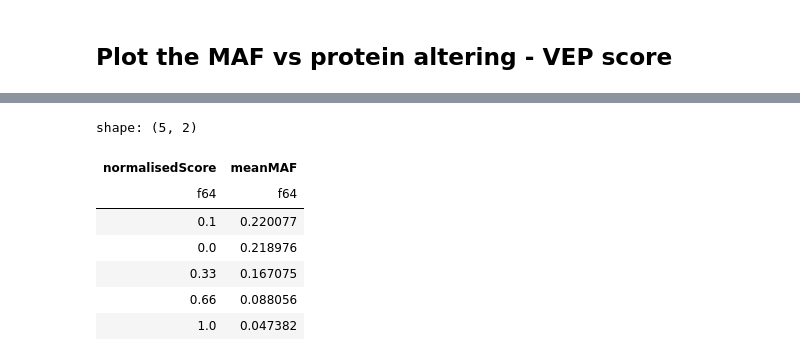
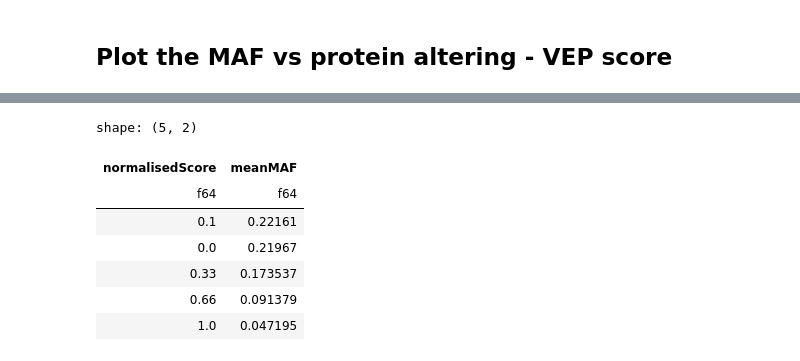
Before and after one commit to opentargets/Gentropy-manuscript, a Jupyter notebook: chapters/in_silico_effect_prediction/16_maf_lead_variant.ipynb, the cells around one changed output, grey strips where cells are left out. Saved outputs shown, nothing was run; the diff lists cells and outputs as text; code cells hidden in the pictures.

```diff
--- a/chapters/in_silico_effect_prediction/16_maf_lead_variant.ipynb
+++ b/chapters/in_silico_effect_prediction/16_maf_lead_variant.ipynb
@@ -167,10 +223,18 @@ class StudyType:
 # %% [markdown]
 ## Data
 # %%
-dataset = pl.read_parquet("../../data/rescaled-betas.parquet").with_columns(
-    adjust_study_type(pl.col("studyType")),
-    classify_by_maf(pl.col("majorPopulationMAF")),
-    classify_by_vep_score(pl.col("vepEffect")),
-    classify_by_est_beta(pl.col("rescaledStatistics").struct.field("estimatedBeta")),
-    classify_by_altering(pl.col("vepEffect")),
+dataset = (
+    pl.read_parquet("../../data/rescaled-betas.parquet")
+    .with_columns(
+        adjust_study_type(pl.col("studyType")),
+        classify_by_maf(pl.col("majorPopulationMAF")),
+        classify_by_vep_score(pl.col("vepEffect")),
+        classify_by_est_beta(pl.col("rescaledStatistics").struct.field("estimatedBeta")),
+        classify_by_altering(pl.col("vepEffect")),
+        binnarize_maf(pl.col("majorPopulationMAF")),
+    )
+    .sort("majorPopulationMAF", descending=True)
 )
+
+filtered_dataset = remove_empty_maf(dataset)
+replicated_lead_variants_dataset = prepare_dataset(filtered_dataset)
@@ -224,25 +252,26 @@ shape: (2, 2)
 # %%
 maf_vep = (
-    gwas_dataset.select(
+    replicated_lead_variants_dataset.filter(pl.col("studyType") == "gwas")
+    .select(
         "variantId", "majorPopulationMAF", pl.col("vepEffect").struct.field("normalisedScore"), pl.col("alteringStatus")
     )
     .unique("variantId")
     .filter((pl.col("majorPopulationMAF").is_not_null()) & (pl.col("majorPopulationMAF") > 0))
     .sort("majorPopulationMAF", descending=True)
 )
 maf_vep_agg = (
     maf_vep.group_by("normalisedScore")
     .agg(pl.col("majorPopulationMAF").mean().alias("meanMAF"))
     .sort("meanMAF", descending=True)
 )
 maf_vep_agg
 # %% [output]
 shape: (5, 2)
 | normalisedScore | meanMAF |
 | f64 | f64 |
-| 0.1 | 0.220077 |
-| 0.0 | 0.218976 |
-| 0.33 | 0.167075 |
-| 0.66 | 0.088056 |
-| 1.0 | 0.047382 |
+| 0.1 | 0.22161 |
+| 0.0 | 0.21967 |
+| 0.33 | 0.173537 |
+| 0.66 | 0.091379 |
+| 1.0 | 0.047195 |
 # %%
```
Also changed, not shown: parts of 13 cells of this notebook, 12 other files.
